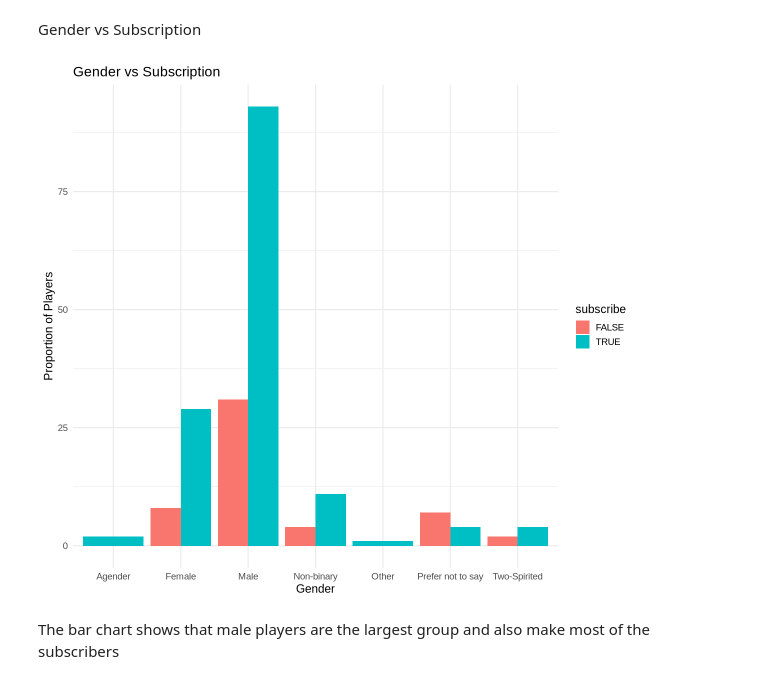
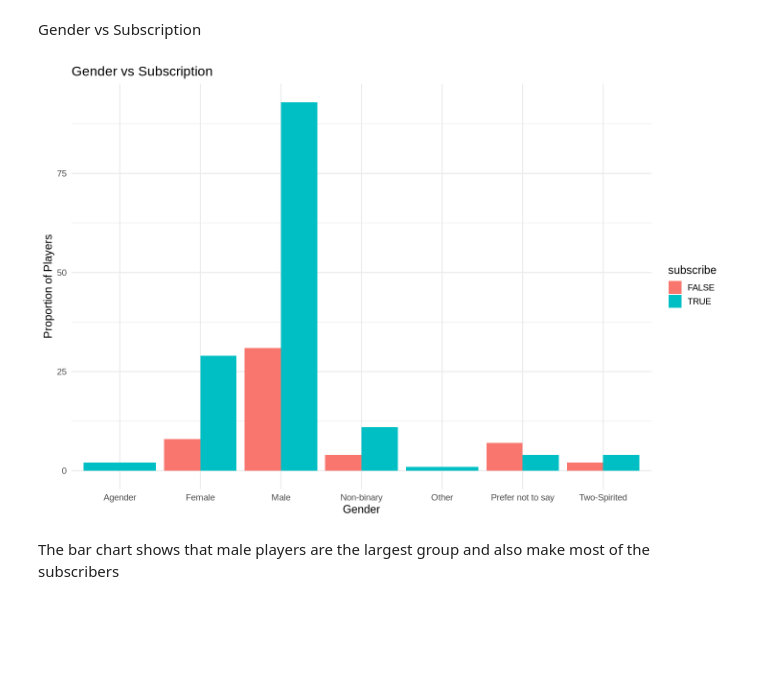
Before and after one commit to Dsharma2002/Project-DSCI100, a Jupyter notebook: test.ipynb, the cells around one changed output. Cells and saved outputs as stored; diff of their text form; code cells hidden in the pictures; blank space fills up the shorter version.

```diff
--- a/test.ipynb
+++ b/test.ipynb
@@ -258,16 +259,17 @@ The scatterplot shows no clear linear relationship between player age and played
 # %% [markdown]
 Gender vs Subscription
 # %%
+options(repr.plot.width = 12, repr.plot.height = 8)
 gender_subscription_plot <- players_clean |>
     ggplot(aes(x=gender, fill=subscribe)) +
     geom_bar(position="dodge") +
     labs(
         x="Gender",
         y="Proportion of Players",
         title="Gender vs Subscription"
     )
 gender_subscription_plot
 # %% [output]
-[figure, old version]
+[figure, new version]
 # %% [markdown]
 The bar chart shows that male players are the largest group and also make most of the subscribers
```
Also changed, not shown: parts of 16 cells of this notebook.
